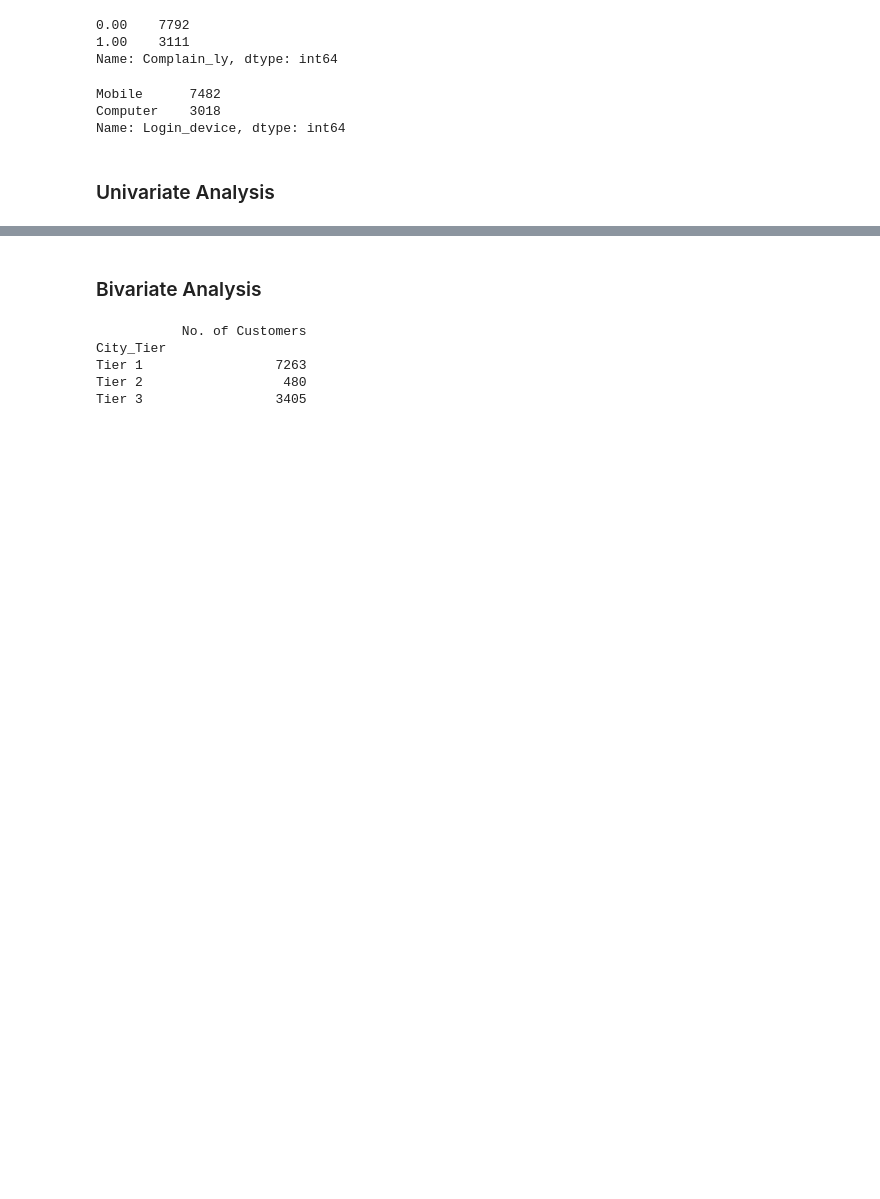
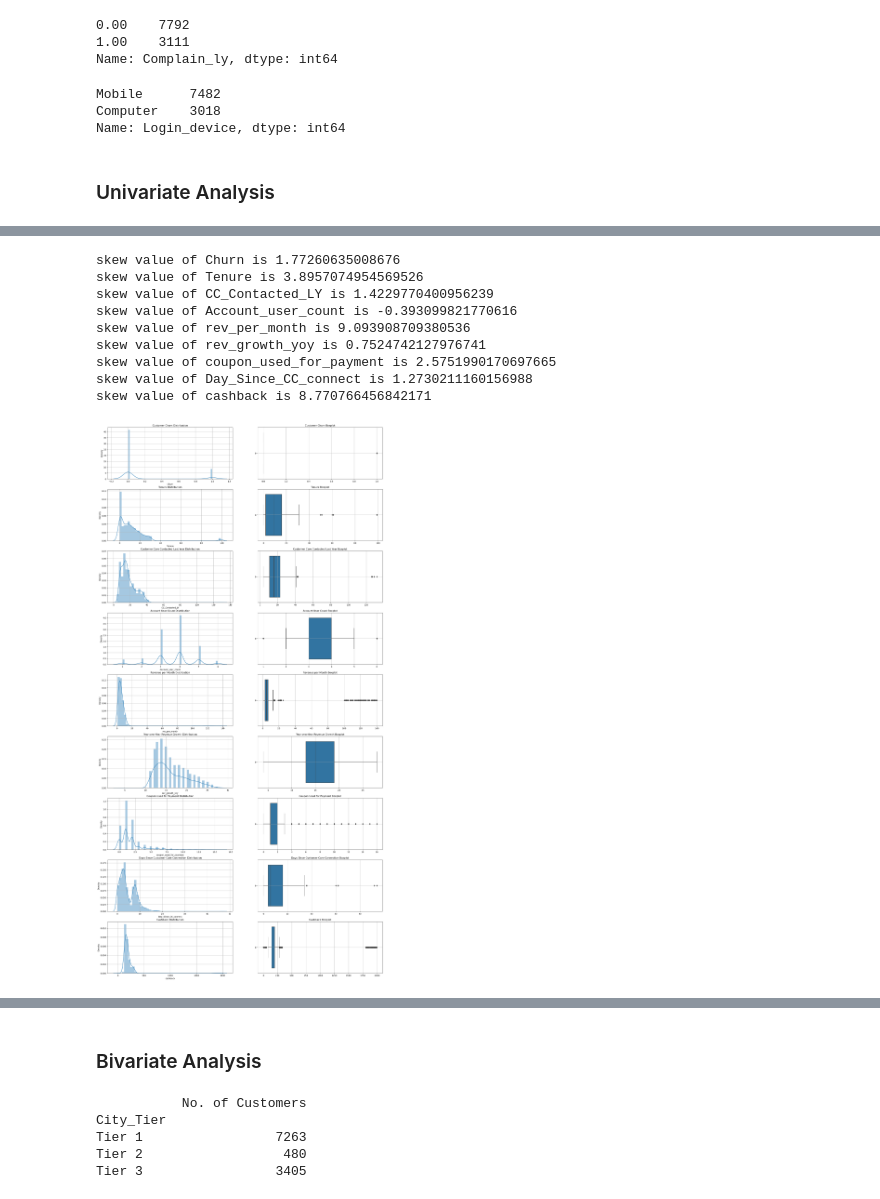
Before and after one commit to nccoutinho/Customer-Churn-Analysis, a Jupyter notebook: Customer Churn Analysis_Python.ipynb, the cells around one changed output, grey strips where cells are left out. Drawn from its saved outputs; the diff is of its cells as text; code cells hidden in the pictures; blank space fills up the shorter version.

```diff
--- a/Customer Churn Analysis_Python.ipynb
+++ b/Customer Churn Analysis_Python.ipynb
@@ -340 +274,47 @@ skew value of revenue per month is 9.093908709380536
+# %%
+plt.figure(figsize=[24, 48])
+
+# List of columns you want to visualize
+
+columns_to_visualize = {
+    'Churn': 'Customer Churn',
+    'Tenure': 'Tenure',
+    'CC_Contacted_LY': 'Customer Care Contacted Last Year',
+    'Account_user_count': 'Account User Count',
+    'rev_per_month': 'Revenue per Month',
+    'rev_growth_yoy': 'Year-over-Year Revenue Growth',
+    'coupon_used_for_payment': 'Coupon Used for Payment',
+    'Day_Since_CC_connect': 'Days Since Customer Care Connection',
+    'cashback': 'Cashback'
+}
+
+
+# Iterate through the columns
+for i, column in enumerate(columns_to_visualize, start=1):
+    # Distributional plot
+    plt.subplot(9, 2, i*2-1)
+    sns.distplot(churn[column], kde=True)
+    plt.title(f"{columns_to_visualize.get(column, column)} Distribution")
+    plt.grid(True)
+    print(f'skew value of {column} is', churn[column].skew())
+
+    # Boxplot
+    plt.subplot(9, 2, i*2)
+    sns.boxplot(churn[column], orient="h")
+    plt.title(f"{columns_to_visualize.get(column, column)} Boxplot")
+    plt.grid(True)
+
+# Show the plot
+plt.show()
+# %% [output]
+skew value of Churn is 1.77260635008676
+skew value of Tenure is 3.8957074954569526
+skew value of CC_Contacted_LY is 1.4229770400956239
+skew value of Account_user_count is -0.393099821770616
+skew value of rev_per_month is 9.093908709380536
+skew value of rev_growth_yoy is 0.7524742127976741
+skew value of coupon_used_for_payment is 2.5751990170697665
+skew value of Day_Since_CC_connect is 1.2730211160156988
+skew value of cashback is 8.770766456842171
+[figure, added]
 # %%
```
Also changed, not shown: parts of 33 cells of this notebook.
